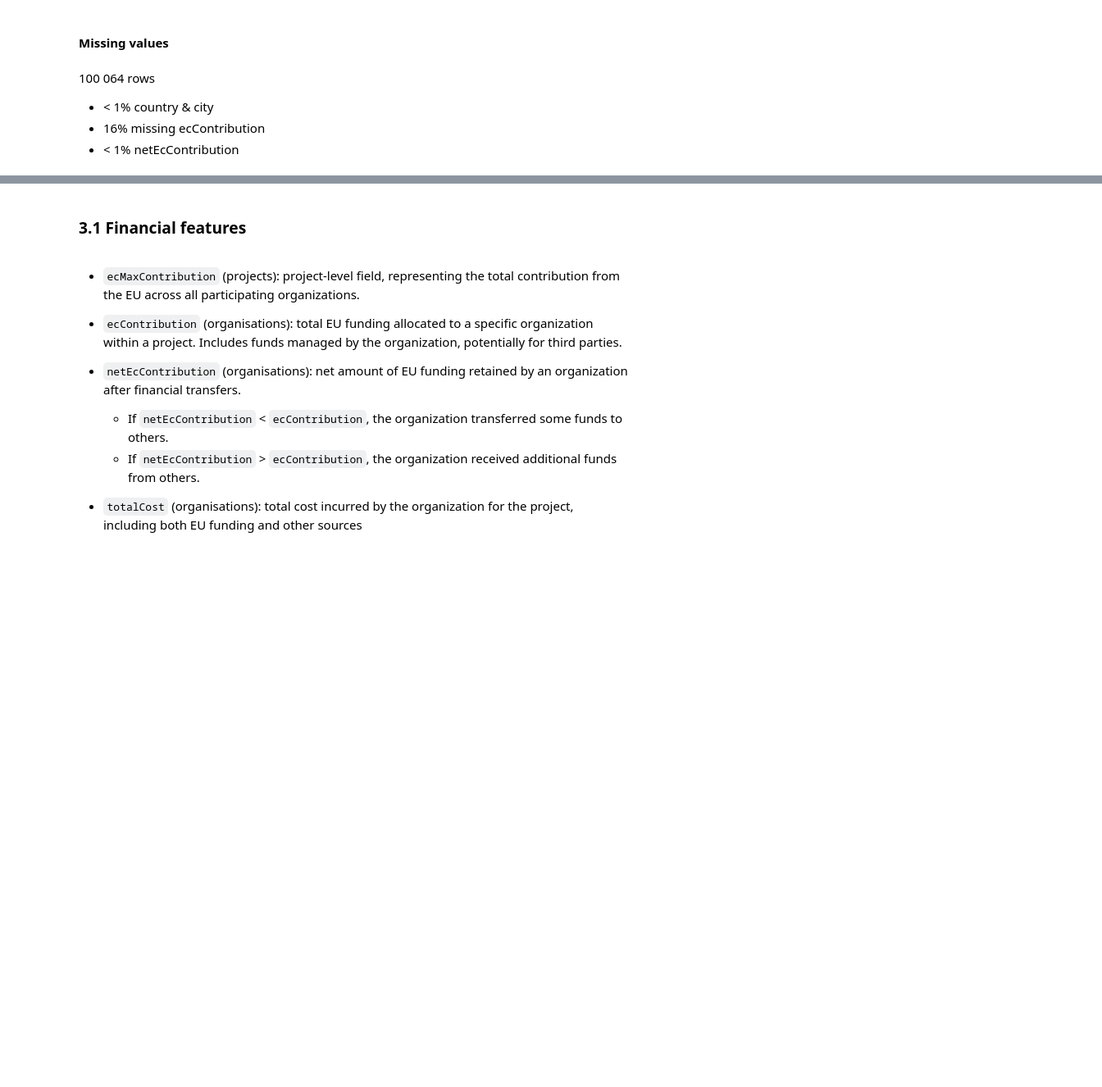
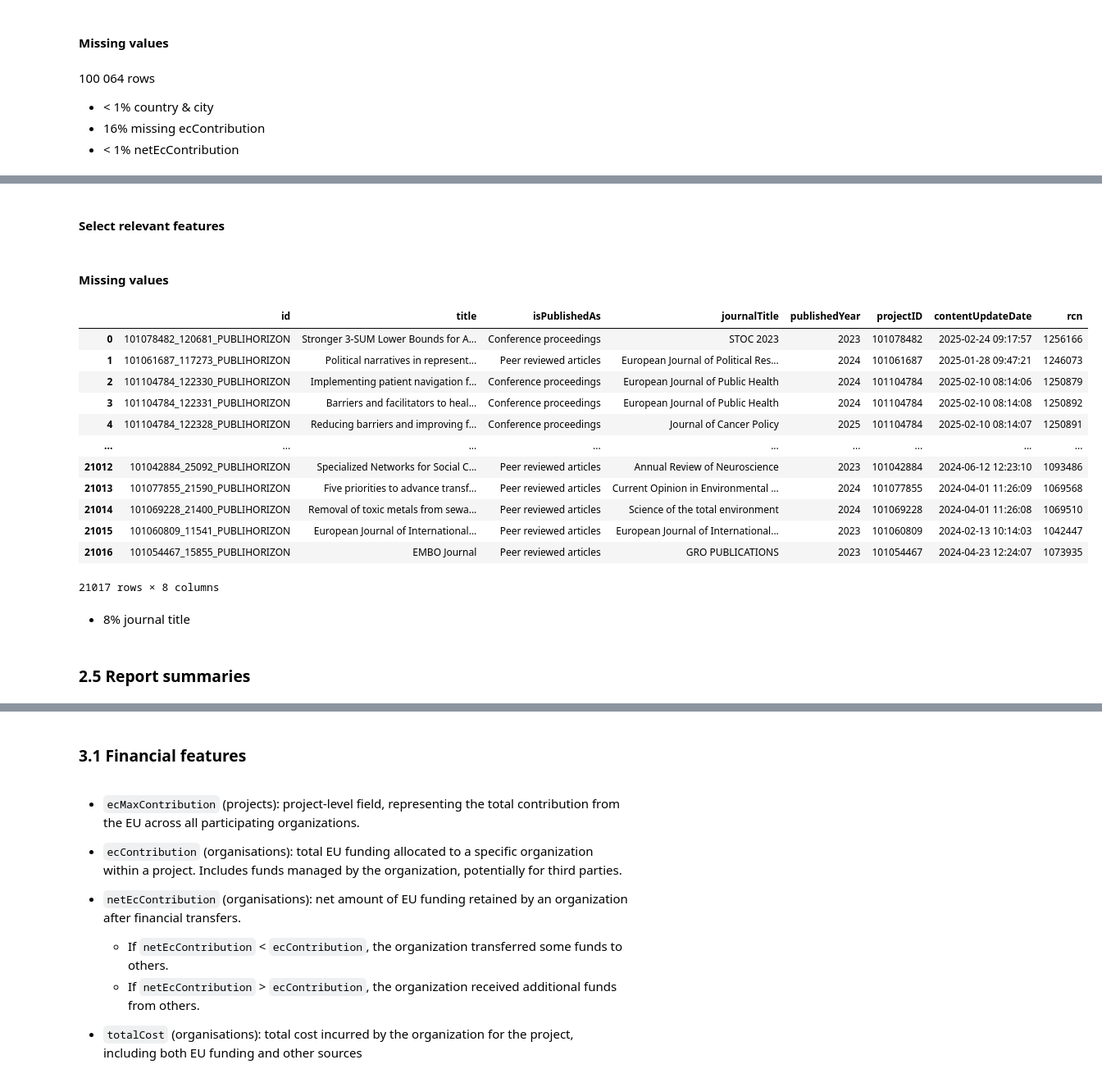
Before and after one commit to EliasIblisdir/MDA_project, a Jupyter notebook: Horizon.ipynb, the cells around one changed output, grey strips where cells are left out. Shown: that part at 82% size. Saved outputs shown, nothing was run; the diff lists cells and outputs as text; code cells hidden in the pictures; blank space fills up the shorter version.

```diff
--- a/Horizon.ipynb
+++ b/Horizon.ipynb
@@ -323,0 +296,28 @@ organizations['totalCost'] = organizations['totalCost'].str.replace(',', '.', re
+# %% [markdown]
+#### Select relevant features
+# %%
+publications_features = ['id', 'title', 'isPublishedAs', 'journalTitle', 'publishedYear', 'projectID', 'contentUpdateDate', 'rcn']
+publications = publications.loc[:, publications_features]
+# %% [markdown]
+#### Missing values
+# %%
+publications
+# %% [output]
+|  | id | title | isPublishedAs | journalTitle | publishedYear | projectID | contentUpdateDate | rcn |
+| 0 | 101078482_120681_PUBLIHORIZON | Stronger 3-SUM Lower Bounds for A... | Conference proceedings | STOC 2023 | 2023 | 101078482 | 2025-02-24 09:17:57 | 1256166 |
+| 1 | 101061687_117273_PUBLIHORIZON | Political narratives in represent... | Peer reviewed articles | European Journal of Political Res... | 2024 | 101061687 | 2025-01-28 09:47:21 | 1246073 |
+| 2 | 101104784_122330_PUBLIHORIZON | Implementing patient navigation f... | Conference proceedings | European Journal of Public Health | 2024 | 101104784 | 2025-02-10 08:14:06 | 1250879 |
+| 3 | 101104784_122331_PUBLIHORIZON | Barriers and facilitators to heal... | Conference proceedings | European Journal of Public Health | 2024 | 101104784 | 2025-02-10 08:14:08 | 1250892 |
+| 4 | 101104784_122328_PUBLIHORIZON | Reducing barriers and improving f... | Conference proceedings | Journal of Cancer Policy | 2025 | 101104784 | 2025-02-10 08:14:07 | 1250891 |
+| ... | ... | ... | ... | ... | ... | ... | ... | ... |
+| 21012 | 101042884_25092_PUBLIHORIZON | Specialized Networks for Social C... | Peer reviewed articles | Annual Review of Neuroscience | 2023 | 101042884 | 2024-06-12 12:23:10 | 1093486 |
+| 21013 | 101077855_21590_PUBLIHORIZON | Five priorities to advance transf... | Peer reviewed articles | Current Opinion in Environmental ... | 2024 | 101077855 | 2024-04-01 11:26:09 | 1069568 |
+| 21014 | 101069228_21400_PUBLIHORIZON | Removal of toxic metals from sewa... | Peer reviewed articles | Science of the total environment | 2024 | 101069228 | 2024-04-01 11:26:08 | 1069510 |
+| 21015 | 101060809_11541_PUBLIHORIZON | European Journal of International... | Peer reviewed articles | European Journal of International... | 2023 | 101060809 | 2024-02-13 10:14:03 | 1042447 |
+| 21016 | 101054467_15855_PUBLIHORIZON | EMBO Journal | Peer reviewed articles | GRO PUBLICATIONS | 2023 | 101054467 | 2024-04-23 12:24:07 | 1073935 |
+21017 rows × 8 columns
+# %% [markdown]
+
+- 8% journal title
+# %% [markdown]
+### 2.5 Report summaries
```
Also changed, not shown: parts of 34 cells of this notebook, 11 other files.
